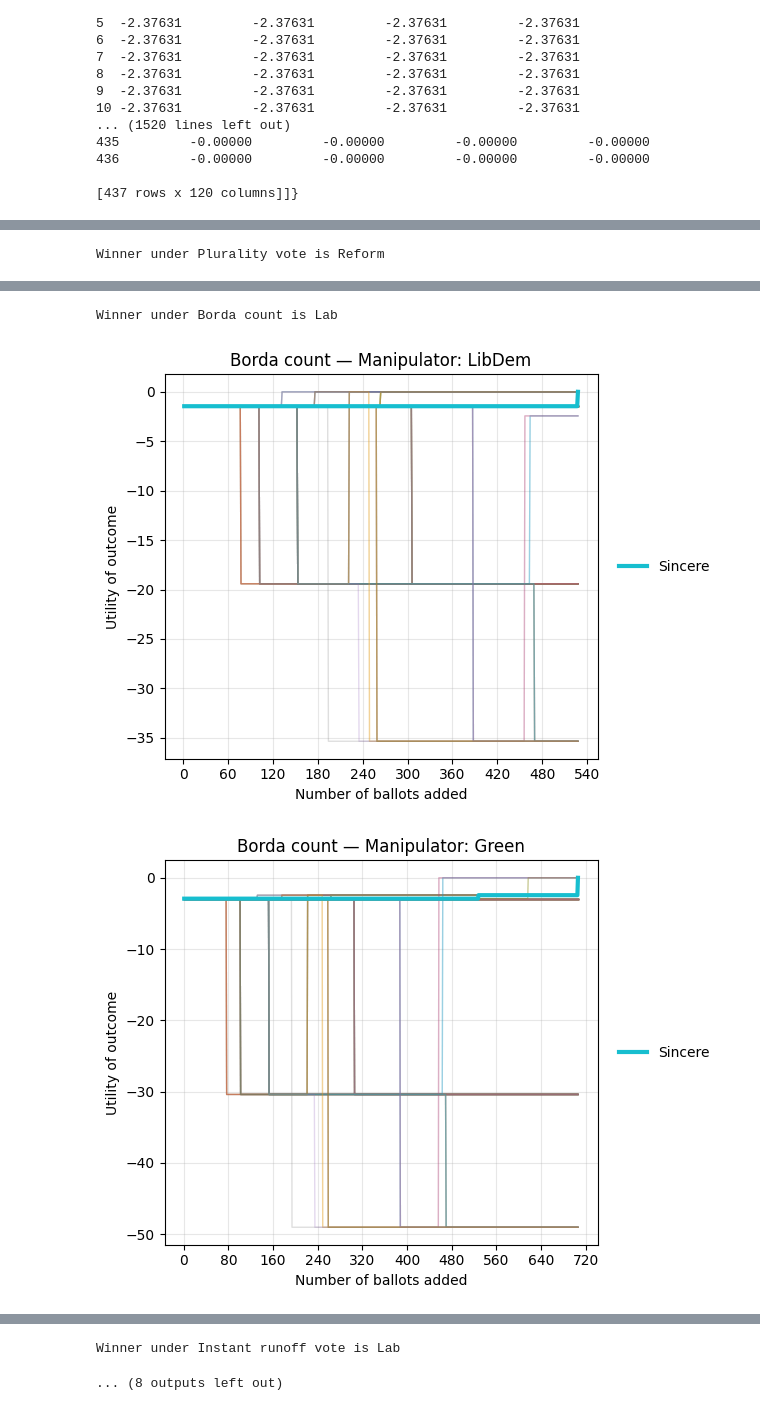
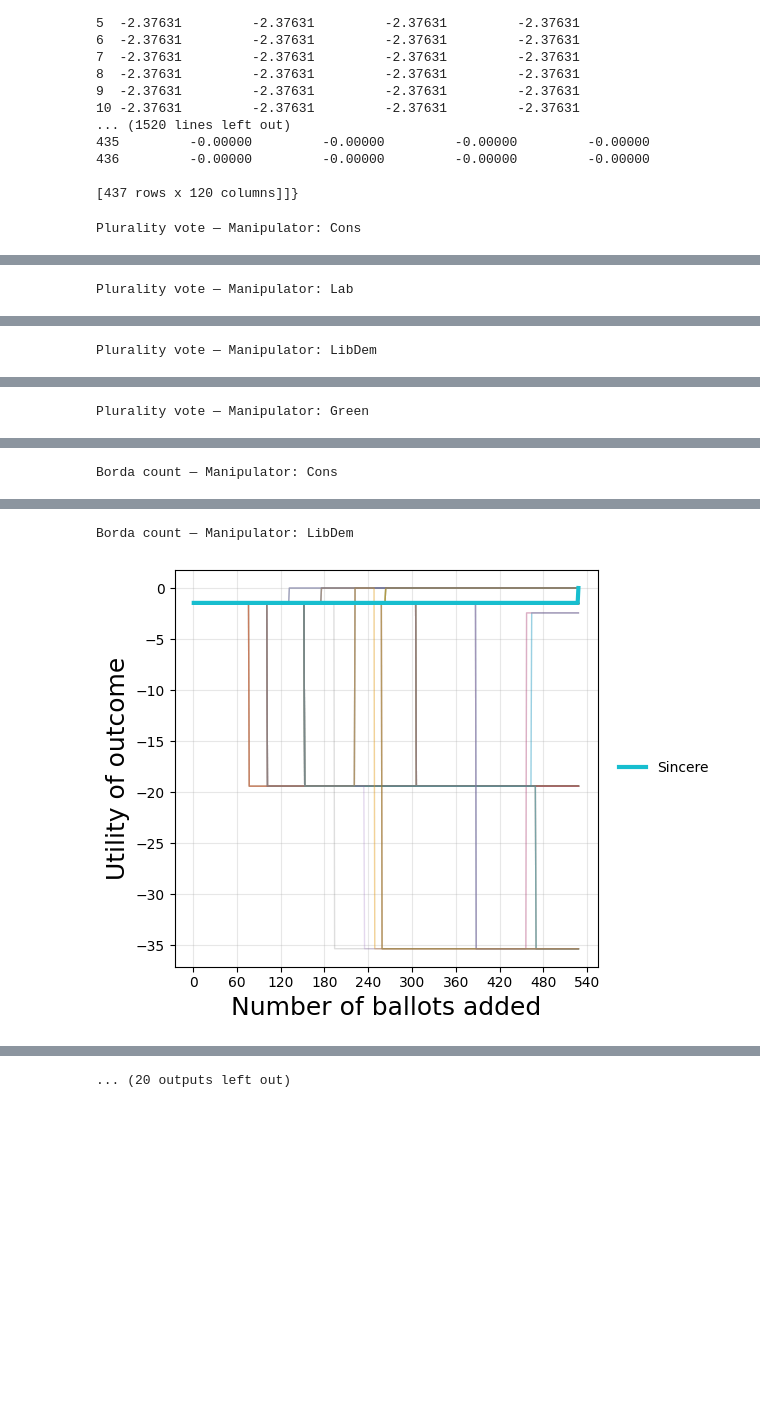
Before and after one commit to DuncanHallum/Social_Choice_Theory_Modelling, a Jupyter notebook: analysis/tactical_voting_analysis.ipynb, the cells around one changed output, grey strips where cells are left out. Saved outputs shown, nothing was run; the diff lists cells and outputs as text; code cells hidden in the pictures; blank space fills up the shorter version.

Commit message:
Final adjustments to plots

```diff
--- a/analysis/tactical_voting_analysis.ipynb
+++ b/analysis/tactical_voting_analysis.ipynb
@@ -44,6 +44,9 @@ else:
         reader = csv.reader(f)
         for row in reader:
             init_sample_ballots.append([int(x) for x in row])
+    df = get_data(BASE_PATH, PARTY_IDS)
+    party_positions = get_positions(df, ATTRIBUTES)
+    gmm = fit_gmm(party_positions, PARTIES, EMISSION_DIST)
 # %% [output]
 Loading data
 # %%
@@ -290,0 +297,10 @@ Winner: Cons
+# %%
+for alt in range(n_alts):
+    sincere_position = party_positions[alt]
+    utilities = compute_weighted_distance_utility(
+        sincere_position,
+        party_positions
+    )
+
+    sincere_ballot = tuple(np.argsort(-utilities).tolist())
+    print(PARTIES[alt],":",sincere_ballot)
@@ -443,8 +465,10 @@ for scf_label, df_list in total_data.items():
     for alt, df in enumerate(df_list):
 
         if isinstance(df, list) or df.empty:
-            print(f"Winner under {scf_label} is {PARTIES[alt]}")
+            #print(f"Winner under {scf_label} is {PARTIES[alt]}")
             continue
+
+        print(f"{scf_label} — Manipulator: {PARTIES[alt]}")
 
         plt.figure()
 
@@ -466,9 +490,8 @@ for scf_label, df_list in total_data.items():
                 zorder=5
             )
 
-        print(f"{scf_label} — Manipulator: {PARTIES[alt]}")
-        plt.xlabel("Number of ballots added")
-        plt.ylabel("Utility of outcome")
+        plt.xlabel("Number of ballots added", fontsize=18)
+        plt.ylabel("Utility of outcome", fontsize=18)
 
         # Plot legend
         plt.legend(
@@ -486,3 +509,4 @@ for scf_label, df_list in total_data.items():
 
         plt.show()
 # %% [output]
+Plurality vote — Manipulator: Cons
@@ -489,0 +514 @@ for scf_label, df_list in total_data.items():
+Plurality vote — Manipulator: Lab
@@ -490,0 +516 @@ for scf_label, df_list in total_data.items():
+Plurality vote — Manipulator: LibDem
@@ -491,0 +518 @@ for scf_label, df_list in total_data.items():
+Plurality vote — Manipulator: Green
@@ -493 +520 @@ for scf_label, df_list in total_data.items():
-Winner under Plurality vote is Reform
+Borda count — Manipulator: Cons
@@ -495,3 +522,2 @@ Winner under Plurality vote is Reform
-Winner under Borda count is Lab
+Borda count — Manipulator: LibDem
-[figure, old version]
+[figure, new version]
-[figure, removed]
@@ -500,2 +524 @@ Winner under Borda count is Lab
-Winner under Instant runoff vote is Lab
-... (8 outputs left out)
+... (20 outputs left out)
```
Also changed, not shown: parts of 5 cells of this notebook, 1 other file.
